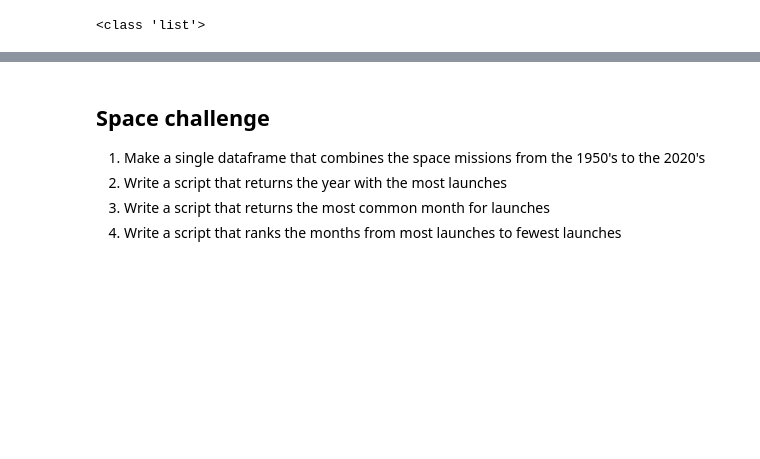
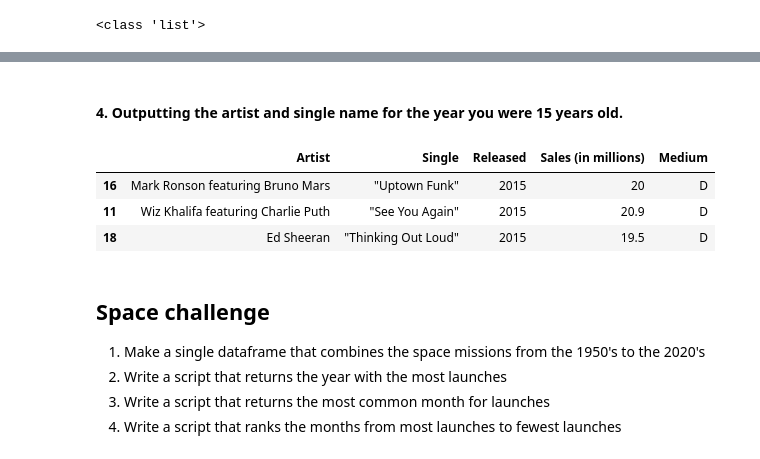
Before and after one commit to christianstenbro/cult_data, a Jupyter notebook: fun_with_pandas.ipynb, the cells around one changed output, grey strips where cells are left out. Cells and saved outputs as stored; diff of their text form; code cells hidden in the pictures; blank space fills up the shorter version.

```diff
--- a/fun_with_pandas.ipynb
+++ b/fun_with_pandas.ipynb
@@ -69,3 +98,16 @@ combined_list
+# %% [markdown]
+#### 4. Outputting the artist and single name for the year you were 15 years old.
+# %%
+# I was 15 in:
+fiftheen = 1998 + 15
+combined_df.loc[combined_df['Released'] == fiftheen] # there is no entry for 2013 unfortunately.
+# but when I was seventeen we had such bangers as:
+combined_df.loc[combined_df['Released'] == fiftheen + 2]
+# %% [output]
+|  | Artist | Single | Released | Sales (in millions) | Medium |
+| 16 | Mark Ronson featuring Bruno Mars | "Uptown Funk" | 2015 | 20 | D |
+| 11 | Wiz Khalifa featuring Charlie Puth | "See You Again" | 2015 | 20.9 | D |
+| 18 | Ed Sheeran | "Thinking Out Loud" | 2015 | 19.5 | D |
 # %% [markdown]
 ## Space challenge
 
```
Also changed, not shown: parts of 11 cells of this notebook, 2 other files.
